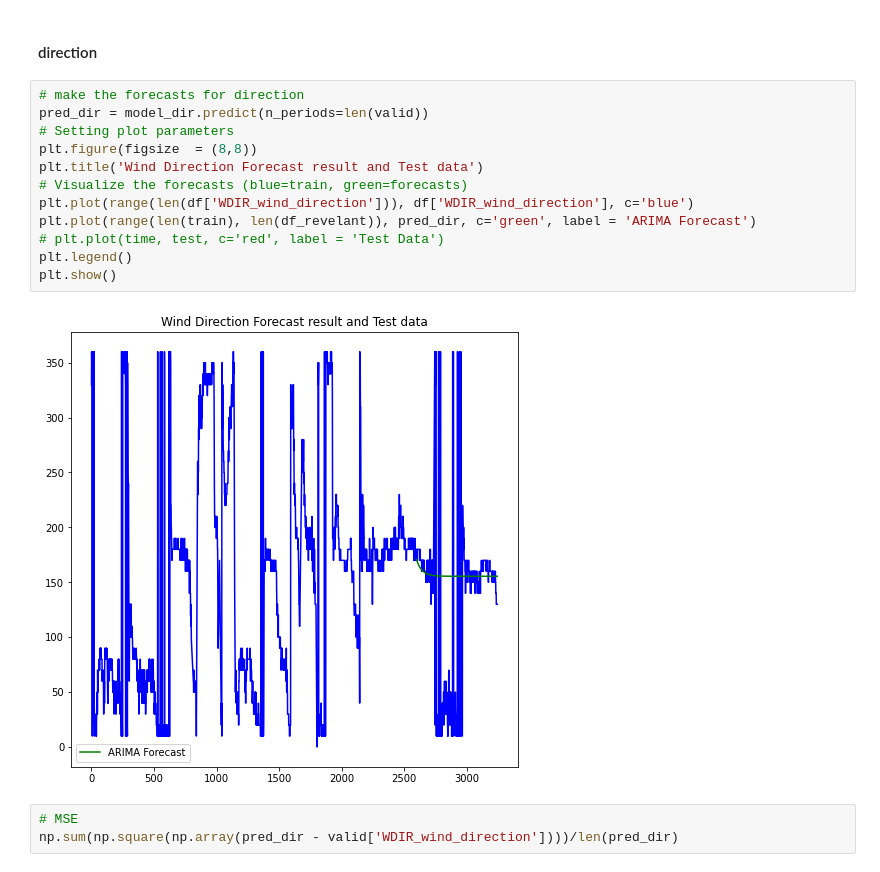
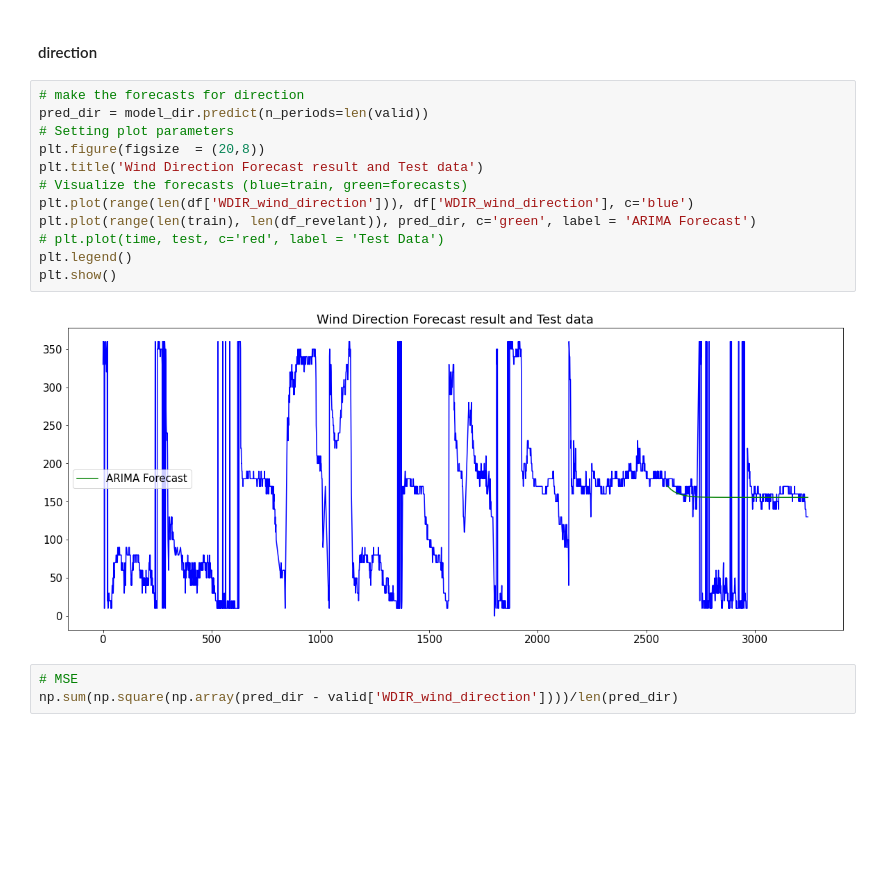
Before and after one commit to bhavrish/cognite-challenge, a Jupyter notebook: datathon.ipynb, the cells around one changed output. Cells and saved outputs as stored; diff of their text form; blank space fills up the shorter version.

```diff
--- a/datathon.ipynb
+++ b/datathon.ipynb
@@ -267,17 +267,17 @@ plt.show()
 # %%
 # make the forecasts for direction
 pred_dir = model_dir.predict(n_periods=len(valid))
 # Setting plot parameters
-plt.figure(figsize  = (8,8))
+plt.figure(figsize  = (20,8))
 plt.title('Wind Direction Forecast result and Test data')
 # Visualize the forecasts (blue=train, green=forecasts)
 plt.plot(range(len(df['WDIR_wind_direction'])), df['WDIR_wind_direction'], c='blue')
 plt.plot(range(len(train), len(df_revelant)), pred_dir, c='green', label = 'ARIMA Forecast')
 # plt.plot(time, test, c='red', label = 'Test Data')
 plt.legend()
 plt.show()
 # %% [output]
-[figure, old version]
+[figure, new version]
 # %%
 # MSE
 np.sum(np.square(np.array(pred_dir - valid['WDIR_wind_direction'])))/len(pred_dir)
```
Also changed, not shown: parts of 10 cells of this notebook.
